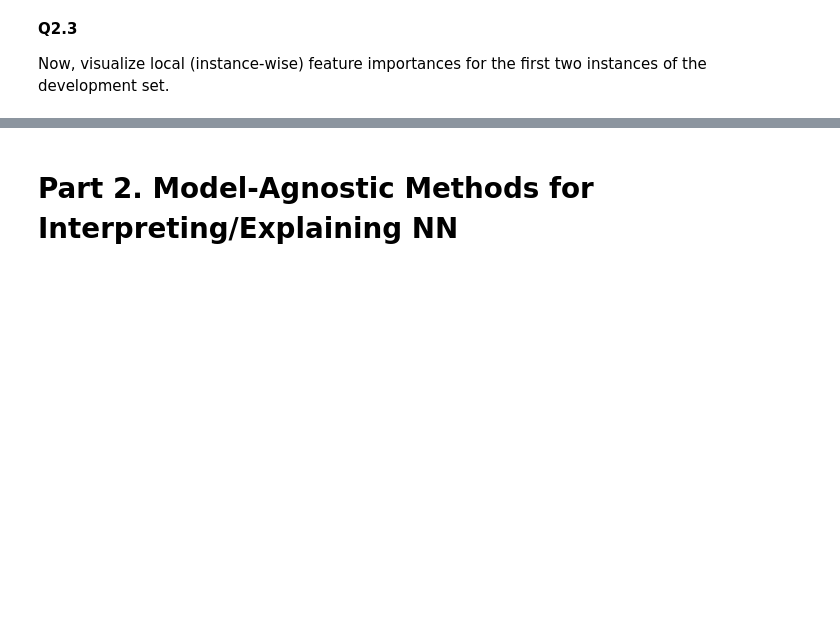
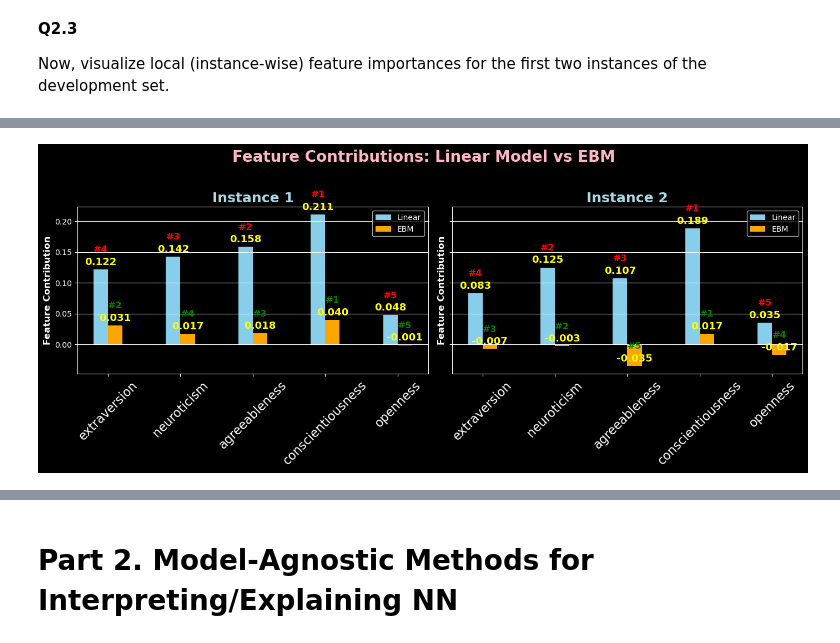
Before and after one commit to BarGinger/HCML-Explainability, a Jupyter notebook: Prog_Explainability_Group_10_part2.ipynb, the cells around one changed output, grey strips where cells are left out. Saved outputs shown, nothing was run; the diff lists cells and outputs as text; code cells hidden in the pictures; blank space fills up the shorter version.

```diff
--- a/Prog_Explainability_Group_10_part2.ipynb
+++ b/Prog_Explainability_Group_10_part2.ipynb
@@ -216,3 +479,88 @@ Now, visualize local (instance-wise) feature importances for the first two insta
+# %%
+# EBM Local explanation for the first two validation instances
+# plot to answer question 2.4
+
+import matplotlib.pyplot as plt
+import numpy as np
+
+# --- Get linear model effects ---
+coefs = linear_reg_model_res.params.drop('const')
+first_two = dev_features.iloc[:2]
+features = list(coefs.index)
+
+effects_linear_0 = first_two.iloc[0] * coefs
+effects_linear_1 = first_two.iloc[1] * coefs
+
+# --- Get EBM effects ---
+ebm_names_0 = ebm_local_exp.data(0)['names']
+ebm_scores_0 = ebm_local_exp.data(0)['scores']
+ebm_names_1 = ebm_local_exp.data(1)['names']
+ebm_scores_1 = ebm_local_exp.data(1)['scores']
+
+def filter_main_effects(names, scores):
+    filtered = [(n, s) for n, s in zip(names, scores) if '&' not in n]
+    return dict(filtered)
+
+ebm_main_0 = filter_main_effects(ebm_names_0, ebm_scores_0)
+ebm_main_1 = filter_main_effects(ebm_names_1, ebm_scores_1)
+
+x = np.arange(len(features))
+width = 0.2
+
+fig, axs = plt.subplots(1, 2, figsize=(14, 6), sharey=True)
+
+for idx, (effects_linear, ebm_main, instance_label) in enumerate([
+    (effects_linear_0, ebm_main_0, "Instance 1"),
+    (effects_linear_1, ebm_main_1, "Instance 2")
+]):
+    # Get values for ranking
+    linear_vals = np.array([effects_linear[f] for f in features])
+    ebm_vals = np.array([ebm_main.get(f, 0) for f in features])
+    # Rankings (1 = highest contribution)
+    linear_ranks = linear_vals.argsort()[::-1].argsort() + 1
+    ebm_ranks = ebm_vals.argsort()[::-1].argsort() + 1
+
+    bars1 = axs[idx].bar(x - width/2, linear_vals, width, label='Linear', color='skyblue')
+    bars2 = axs[idx].bar(x + width/2, ebm_vals, width, label='EBM', color='orange')
+    axs[idx].set_xticks(x)
+    axs[idx].set_xticklabels(features, rotation=45, fontsize=16)
+    axs[idx].set_title(instance_label, color='lightblue', weight='bold', fontsize=18)
+    axs[idx].set_ylabel('Feature Contribution', weight='bold', fontsize=12)
+    axs[idx].legend()
+    axs[idx].grid(axis='y')
+    # Add value and rank labels for linear regression bars
+    for i, bar in enumerate(bars1):
+        height = bar.get_height()
+        axs[idx].annotate(f'{height:.3f}',
+                          xy=(bar.get_x() + bar.get_width() / 2, height),
+                          xytext=(0, 3),
+                          textcoords="offset points", color='yellow',
+                          ha='center', va='bottom', fontsize=13, weight='bold')
+        axs[idx].annotate(f'#{linear_ranks[i]}',
+                          xy=(bar.get_x() + bar.get_width() / 2, height),
+                          xytext=(0, 20),
+                          textcoords="offset points", color='red',
+                          ha='center', va='bottom', fontsize=12, weight='bold')
+
+    # Add value and rank labels for EBM bars
+    for i, bar in enumerate(bars2):
+        height = bar.get_height()
+        axs[idx].annotate(f'{height:.3f}',
+                          xy=(bar.get_x() + bar.get_width() / 2, height),
+                          xytext=(0, 3),
+                          textcoords="offset points", color='yellow',
+                          ha='center', va='bottom', fontsize=13, weight='bold')
+        axs[idx].annotate(f'#{ebm_ranks[i]}',
+                          xy=(bar.get_x() + bar.get_width() / 2, height),
+                          xytext=(0, 20),
+                          textcoords="offset points", color='green',
+                          ha='center', va='bottom', fontsize=12, weight='bold')
+
+plt.suptitle('Feature Contributions: Linear Model vs EBM', fontsize=20, color='lightpink', weight='bold')
+plt.tight_layout(rect=[0, 0, 1, 0.95])
+plt.show()
+# %% [output]
+[figure, added]
 # %% [markdown]
 **Q2.4**
 
```
Also changed, not shown: parts of 29 cells of this notebook.
